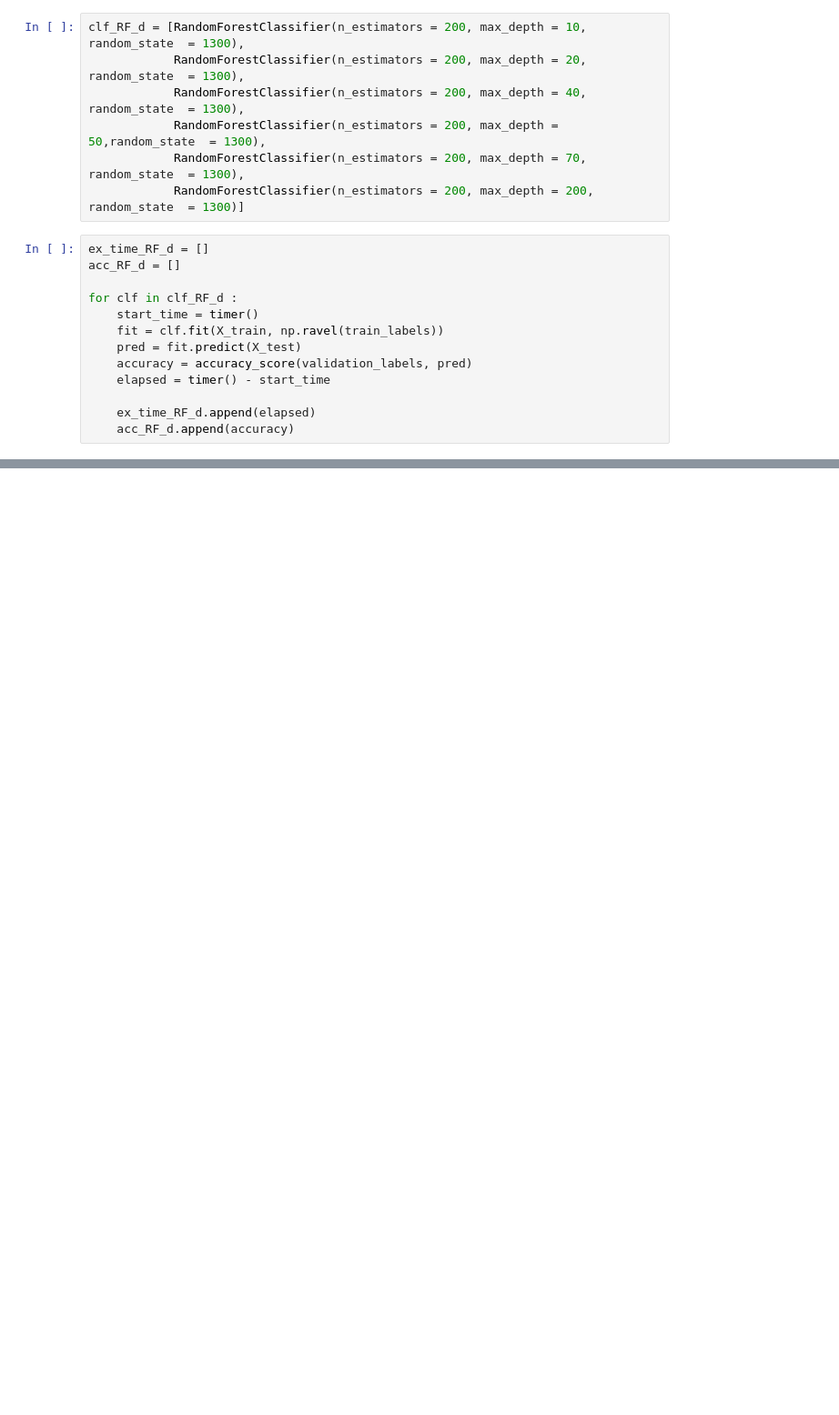
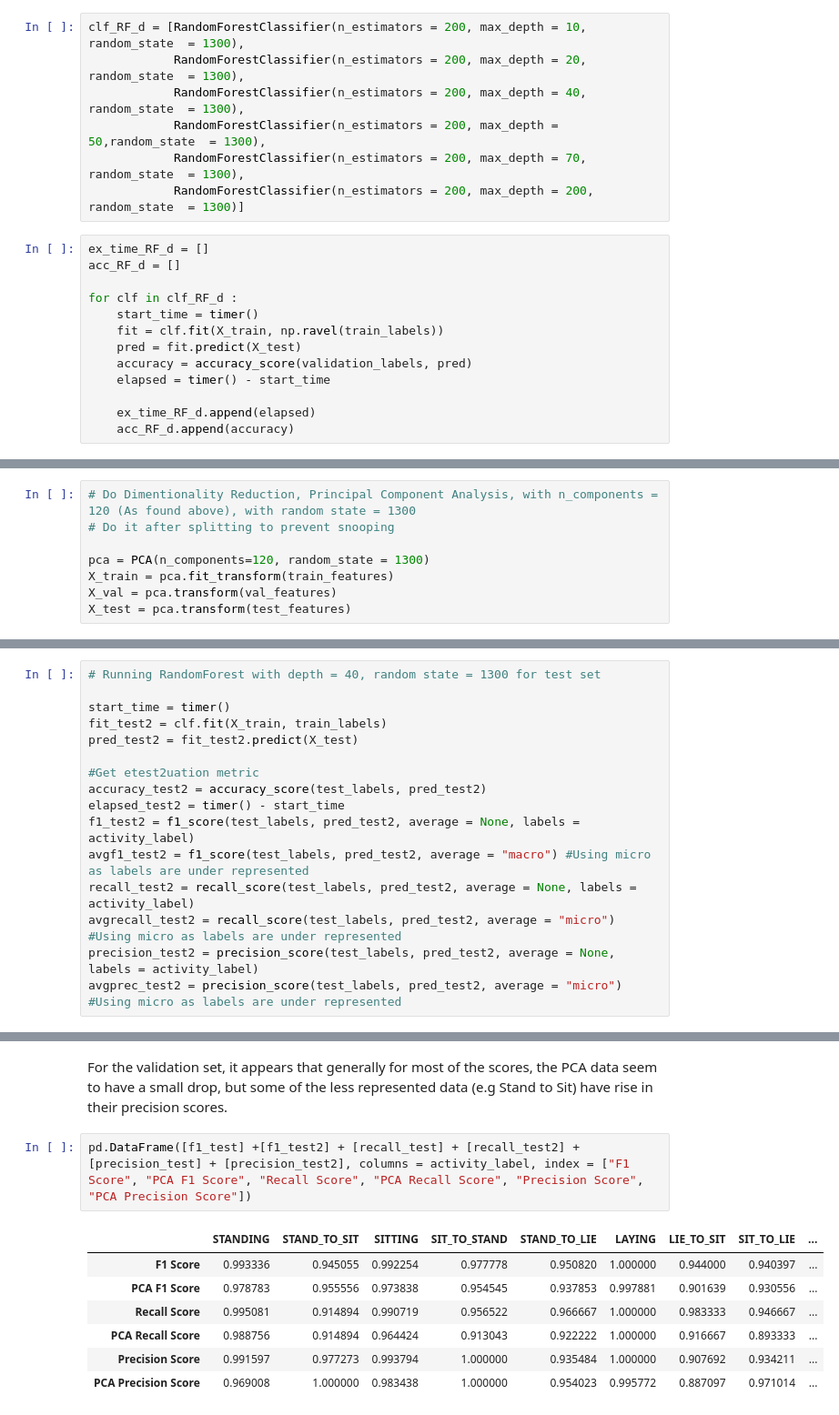
Before and after one commit to zunedz/CS3244-Project, a Jupyter notebook: Project.ipynb, the cells around one changed output, grey strips where cells are left out. Shown at 91% size. Cells and saved outputs as stored; diff of their text form; blank space fills up the shorter version.

```diff
--- a/Project.ipynb
+++ b/Project.ipynb
@@ -590,0 +383,8 @@ However Factor 1 have several with similar loading, so we may need to consider o
+# %%
+# Do Dimentionality Reduction, Principal Component Analysis, with n_components = 120 (As found above), with random state = 1300
+# Do it after splitting to prevent snooping
+
+pca = PCA(n_components=120, random_state = 1300)
+X_train = pca.fit_transform(train_features)
+X_val = pca.transform(val_features)
+X_test = pca.transform(test_features)
@@ -590,0 +512,16 @@ However Factor 1 have several with similar loading, so we may need to consider o
+# %%
+# Running RandomForest with depth = 40, random state = 1300 for test set
+
+start_time = timer()
+fit_test2 = clf.fit(X_train, train_labels)
+pred_test2 = fit_test2.predict(X_test)
+
+#Get etest2uation metric
+accuracy_test2 = accuracy_score(test_labels, pred_test2)
+elapsed_test2 = timer() - start_time
+f1_test2 = f1_score(test_labels, pred_test2, average = None, labels = activity_label)
+avgf1_test2 = f1_score(test_labels, pred_test2, average = "macro") #Using micro as labels are under represented
+recall_test2 = recall_score(test_labels, pred_test2, average = None, labels = activity_label)
+avgrecall_test2 = recall_score(test_labels, pred_test2, average = "micro") #Using micro as labels are under represented
+precision_test2 = precision_score(test_labels, pred_test2, average = None, labels = activity_label)
+avgprec_test2 = precision_score(test_labels, pred_test2, average = "micro") #Using micro as labels are under represented
@@ -590,0 +584,12 @@ However Factor 1 have several with similar loading, so we may need to consider o
+# %% [markdown]
+For the validation set, it appears that generally for most of the scores, the PCA data seem to have a small drop, but some of the less represented data (e.g Stand to Sit) have rise in their precision scores.
+# %%
+pd.DataFrame([f1_test] +[f1_test2] + [recall_test] + [recall_test2] + [precision_test] + [precision_test2], columns = activity_label, index = ["F1 Score", "PCA F1 Score", "Recall Score", "PCA Recall Score", "Precision Score", "PCA Precision Score"])
+# %% [output]
+|  | STANDING | STAND_TO_SIT | SITTING | SIT_TO_STAND | STAND_TO_LIE | LAYING | LIE_TO_SIT | SIT_TO_LIE | ... |
+| F1 Score | 0.993336 | 0.945055 | 0.992254 | 0.977778 | 0.950820 | 1.000000 | 0.944000 | 0.940397 | ... |
+| PCA F1 Score | 0.978783 | 0.955556 | 0.973838 | 0.954545 | 0.937853 | 0.997881 | 0.901639 | 0.930556 | ... |
+| Recall Score | 0.995081 | 0.914894 | 0.990719 | 0.956522 | 0.966667 | 1.000000 | 0.983333 | 0.946667 | ... |
+| PCA Recall Score | 0.988756 | 0.914894 | 0.964424 | 0.913043 | 0.922222 | 1.000000 | 0.916667 | 0.893333 | ... |
+| Precision Score | 0.991597 | 0.977273 | 0.993794 | 1.000000 | 0.935484 | 1.000000 | 0.907692 | 0.934211 | ... |
+| PCA Precision Score | 0.969008 | 1.000000 | 0.983438 | 1.000000 | 0.954023 | 0.995772 | 0.887097 | 0.971014 | ... |
```
Also changed, not shown: parts of 77 cells of this notebook.
